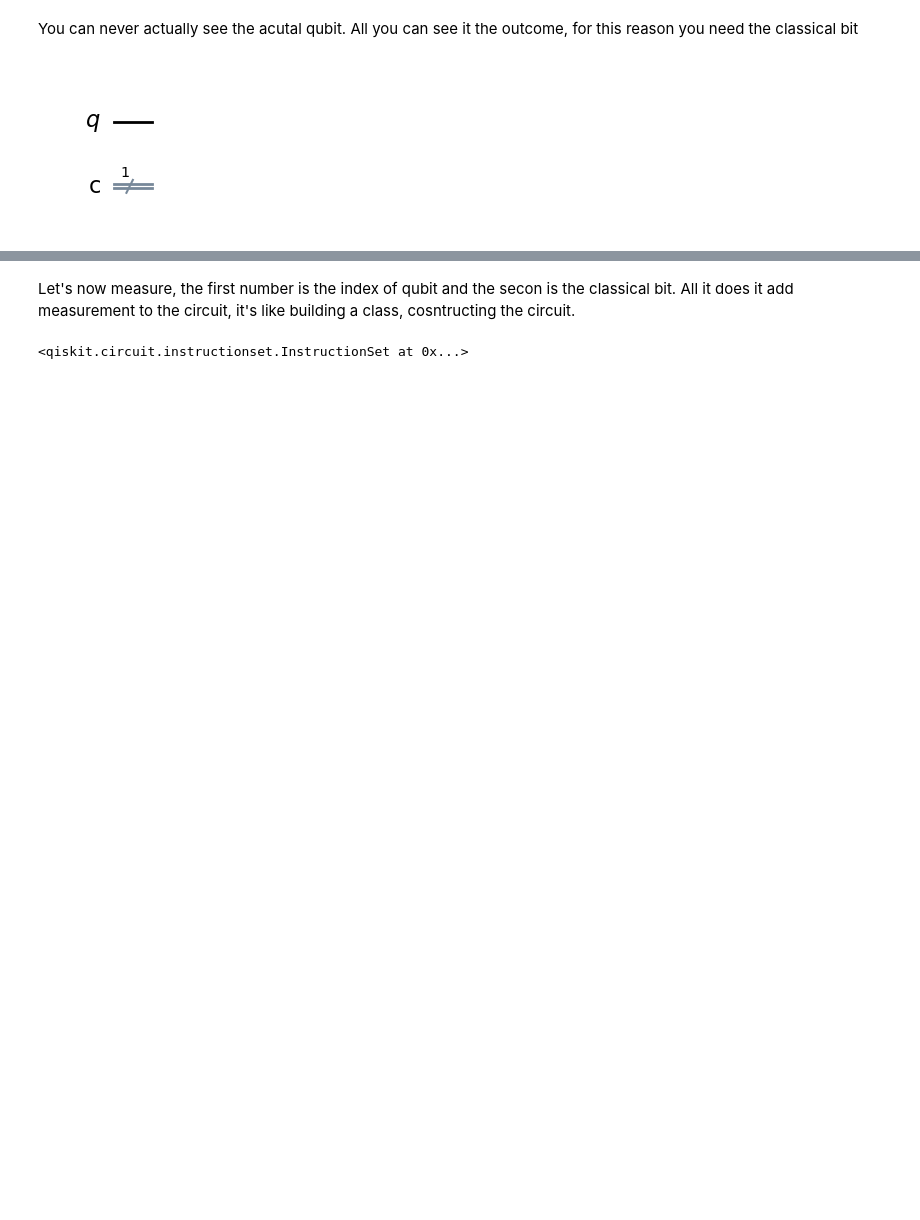
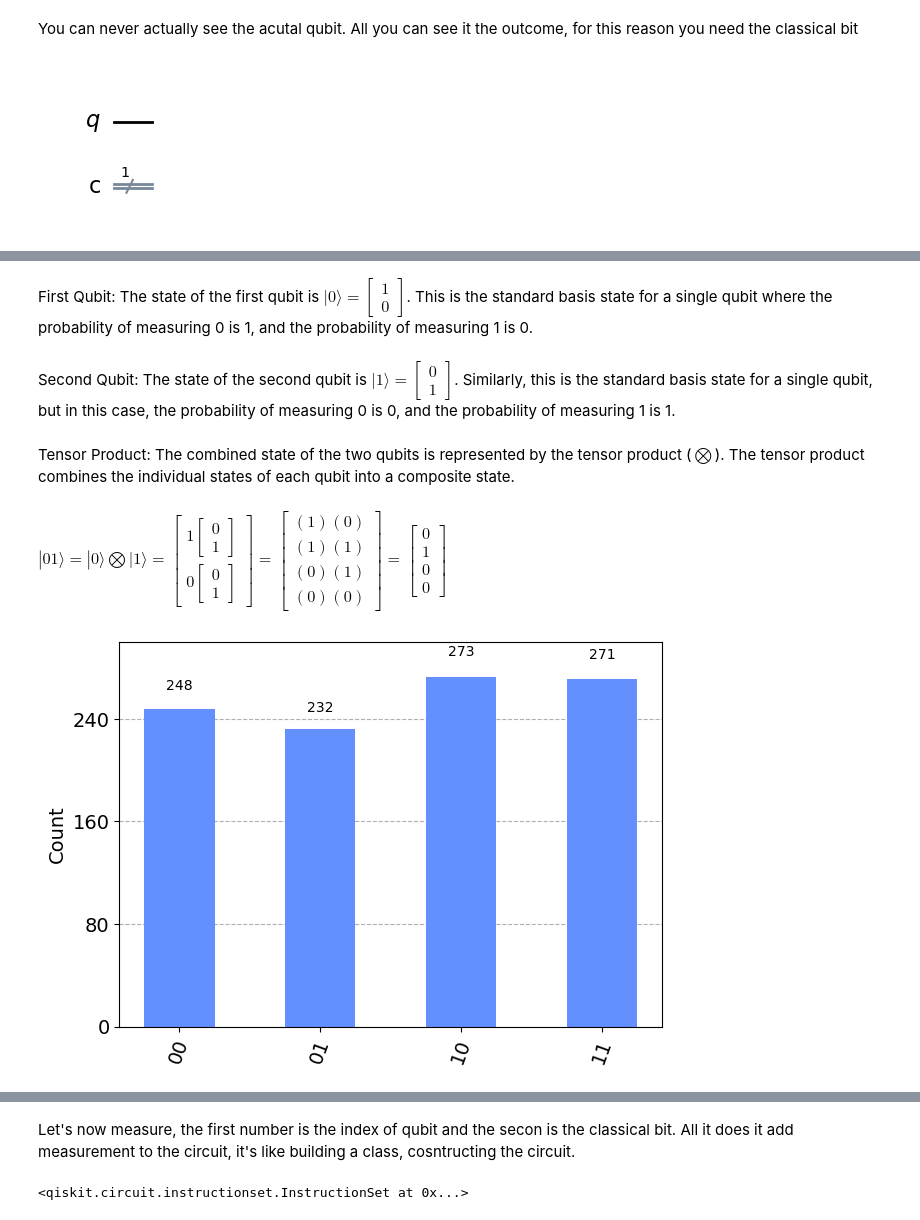
Before and after one commit to rodAlm08/emerging_tech_repo, a Jupyter notebook: project.ipynb, the cells around one changed output, grey strips where cells are left out. Cells and saved outputs as stored; diff of their text form; code cells hidden in the pictures; blank space fills up the shorter version.

```diff
--- a/project.ipynb
+++ b/project.ipynb
@@ -151,0 +302,35 @@ qc.draw(output='mpl')
+# %% [markdown]
+First Qubit:
+The state of the first qubit is $ |0\rangle = \begin{bmatrix} 1 \\ 0 \end{bmatrix} $. This is the standard basis state for a single qubit where the probability of measuring 0 is 1, and the probability of measuring 1 is 0.
+# %% [markdown]
+Second Qubit: The state of the second qubit is $ |1\rangle = \begin{bmatrix} 0 \\ 1 \end{bmatrix} $. Similarly, this is the standard basis state for a single qubit, but in this case, the probability of measuring 0 is 0, and the probability of measuring 1 is 1.
+# %% [markdown]
+Tensor Product:
+The combined state of the two qubits is represented by the tensor product ($\bigotimes$). The tensor product combines the individual states of each qubit into a composite state.
+# %% [markdown]
+$|01\rangle = |0\rangle \bigotimes |1\rangle = \begin{bmatrix} 1 \begin{bmatrix} 0 \\ 1 \end{bmatrix} \\ 0 \begin{bmatrix} 0 \\ 1 \end{bmatrix} \end{bmatrix} = \begin{bmatrix} (1)(0) \\ (1)(1) \\ (0)(1) \\ (0)(0) \end{bmatrix} = \begin{bmatrix} 0 \\ 1 \\ 0 \\ 0 \end{bmatrix}$
+# %%
+# Create a quantum circuit with two qubits
+qc = QuantumCircuit(2, 2)
+
+# Apply Hadamard gate to both qubits
+qc.h(0)
+qc.h(1)
+
+# Measure the qubits
+qc.measure([0, 1], [0, 1])
+
+# Use the Aer simulator for simulation
+simulator = Aer.get_backend('qasm_simulator')
+
+# Transpile the quantum circuit for the simulator
+compiled_circuit = transpile(qc, simulator)
+
+# Run the simulation
+result = simulator.run(compiled_circuit).result()
+
+# Get and plot the measurement results
+counts = result.get_counts(qc)
+plot_histogram(counts)
+# %% [output]
+[figure, added]
```
Also changed, not shown: parts of 54 cells of this notebook.
